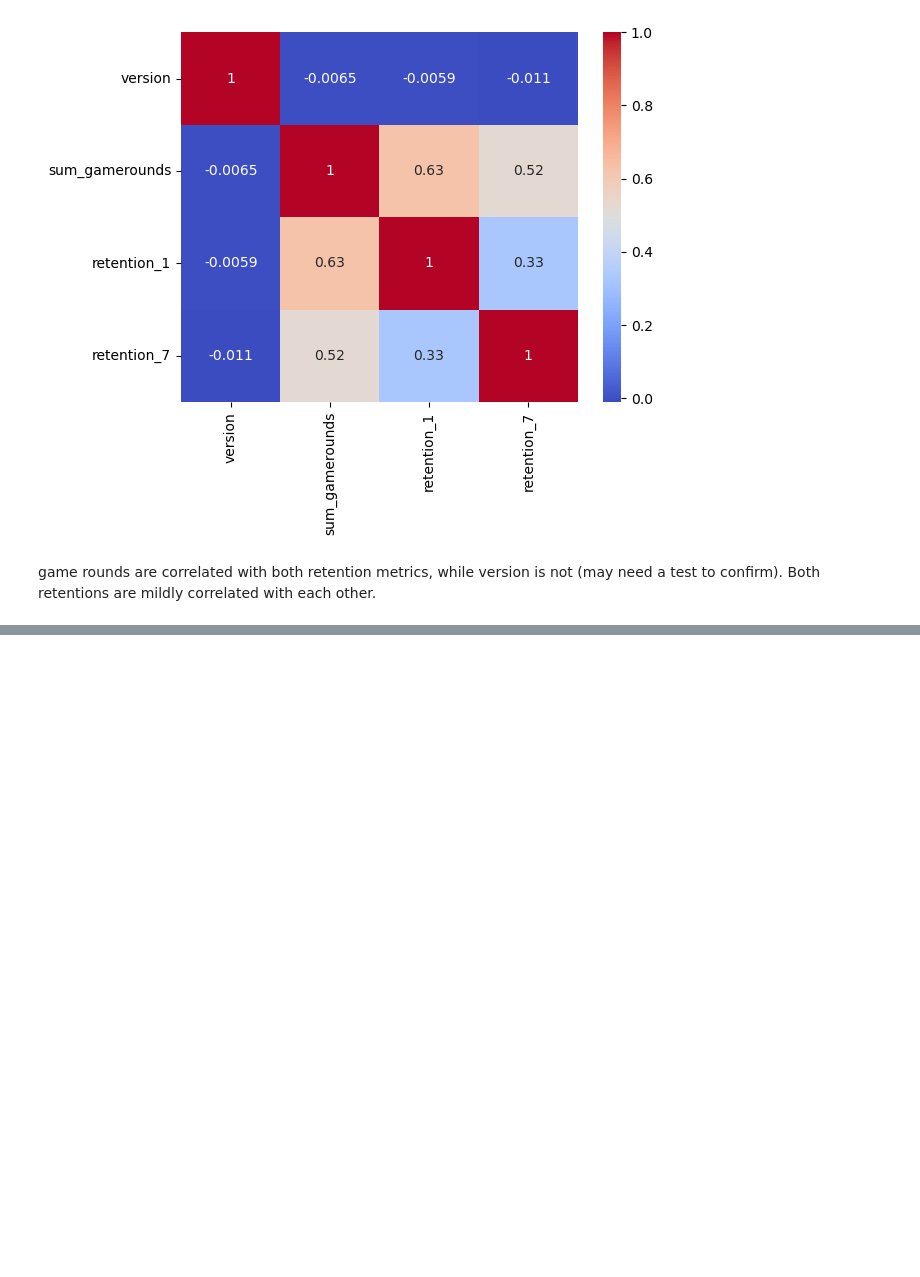
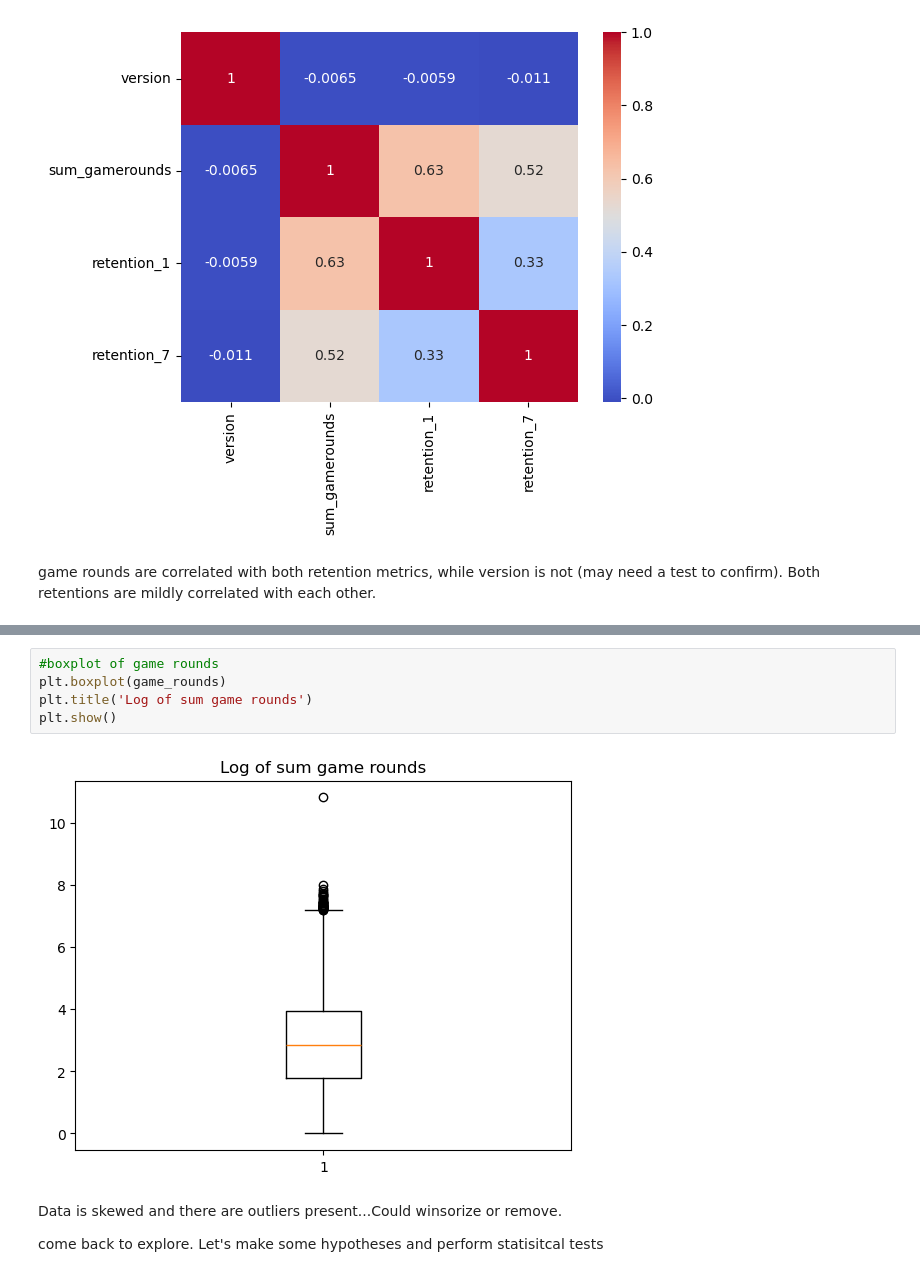
Before and after one commit to SBangarh/AB_cookie_cats, a Jupyter notebook: notebooks/EDA.ipynb, the cells around one changed output, grey strips where cells are left out. Saved outputs shown, nothing was run; the diff lists cells and outputs as text; blank space fills up the shorter version.

```diff
--- a/notebooks/EDA.ipynb
+++ b/notebooks/EDA.ipynb
@@ -187,0 +234,11 @@ game rounds are correlated with both retention metrics, while version is not (ma
+# %%
+#boxplot of game rounds
+plt.boxplot(game_rounds)
+plt.title('Log of sum game rounds')
+plt.show()
+# %% [output]
+[figure, added]
+# %% [markdown]
+Data is skewed and there are outliers present...Could winsorize or remove.
+
+come back to explore. Let's make some hypotheses and perform statisitcal tests
```
Also changed, not shown: parts of 12 cells of this notebook, 1 other file.
